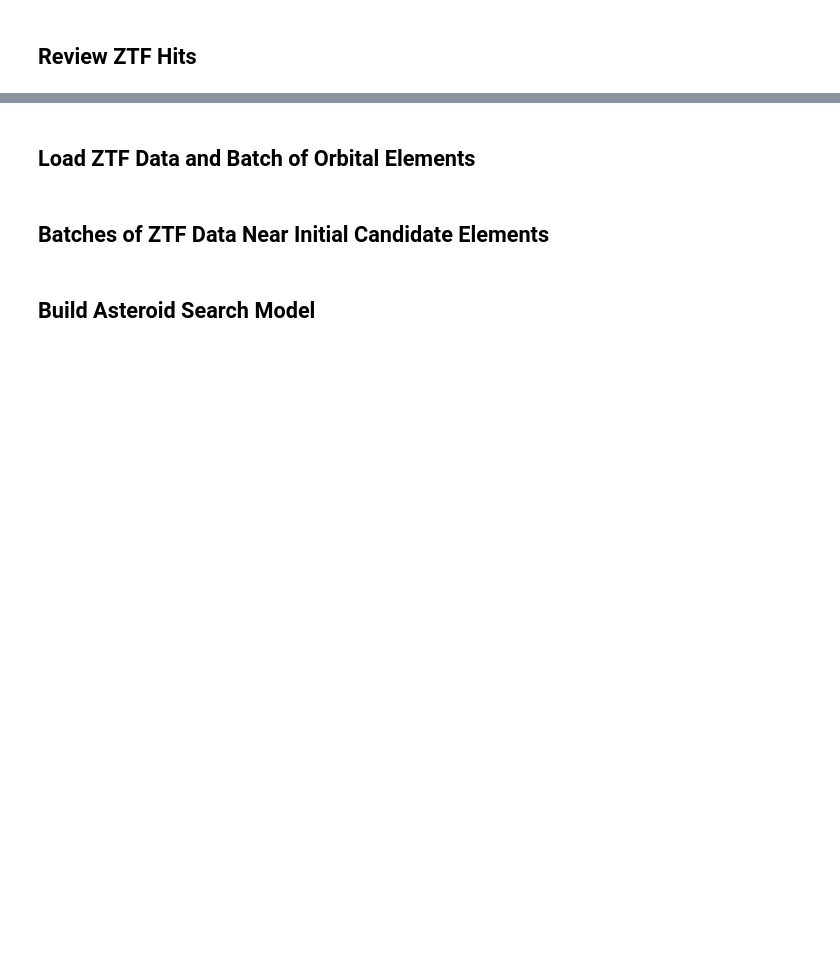
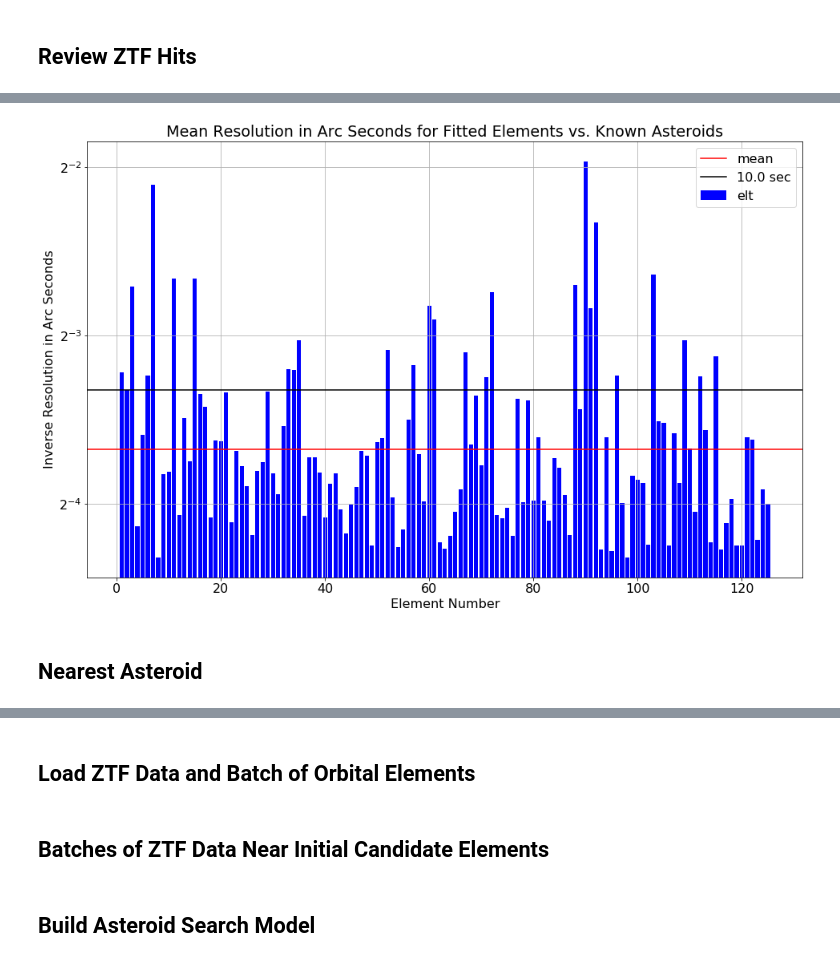
Before and after one commit to memanuel/kepler-sieve, a Jupyter notebook: jupyter/19_search_known.ipynb, the cells around one changed output, grey strips where cells are left out. Drawn from its saved outputs; the diff is of its cells as text; code cells hidden in the pictures; blank space fills up the shorter version.

```diff
--- a/jupyter/19_search_known.ipynb
+++ b/jupyter/19_search_known.ipynb
@@ -130,0 +208,21 @@ ztf_id_close = ztf_hits.ztf_id.loc[best_element_id]
+# %%
+# Plot of resolution
+plot_x = np.arange(num_elts)+1
+height = 1.0 / good_elts.R_sec
+mean_height = np.exp(-np.mean(np.log(good_elts.R_sec)))
+ref_height = 1.0 / 10.0
+# %%
+# Plot number of hits
+fig, ax = plt.subplots()
+ax.set_title('Mean Resolution in Arc Seconds for Fitted Elements vs. Known Asteroids')
+ax.set_xlabel('Element Number')
+ax.set_ylabel('Inverse Resolution in Arc Seconds')
+ax.bar(x=plot_x, height=height, label='elt', color='blue')
+ax.axhline(y=mean_height, label='mean', color='red')
+ax.axhline(y=ref_height, label=f'10.0 sec', color='black')
+ax.set_yscale('log', basey=2)
+ax.grid()
+ax.legend()
+plt.show()
+# %% [output]
+[figure, added]
@@ -130,0 +231,2 @@ ztf_id_close = ztf_hits.ztf_id.loc[best_element_id]
+# %% [markdown]
+## Nearest Asteroid
```
Also changed, not shown: parts of 39 cells of this notebook, 1 other file.
